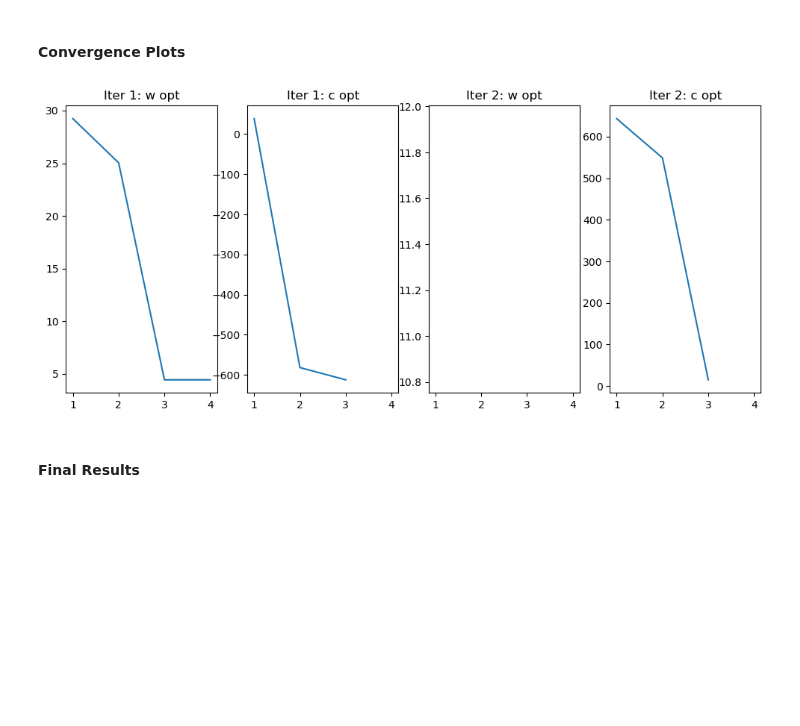
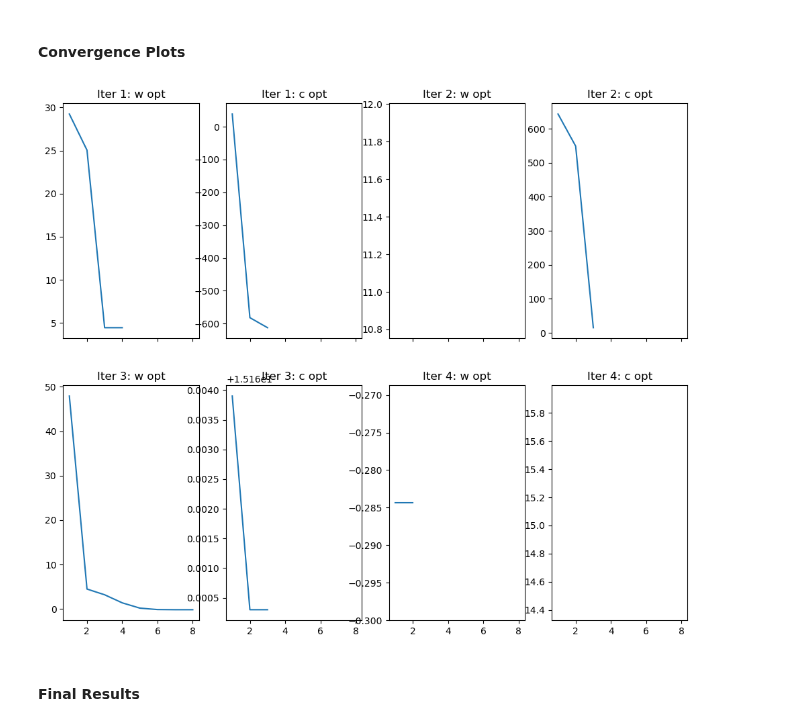
Before and after one commit to mcstanle/cf_inversion_sb_admm, a Jupyter notebook: output_investigations_11.ipynb, the cells around one changed output. Drawn from its saved outputs; the diff is of its cells as text; code cells hidden in the pictures; blank space fills up the shorter version.

Commit message:
updated code to restart ADMM at iteration 4 for UEP 11

```diff
--- a/output_investigations_11.ipynb
+++ b/output_investigations_11.ipynb
@@ -123,33 +123,52 @@ def month_map_plot(df, w_col_str, norm, vmin=None, vmax=None, figsize=(12, 16),
 # read in the raw stdout file
 with open(BASE_DIR + '/11/stdout_from_lep08.txt', 'r') as f:
     stdout0_raw = f.readlines()
+
+with open(BASE_DIR + '/11/stdout_from_it2.txt', 'r') as f:
+    stdout2_raw = f.readlines()
 # %%
 # isolate the trajectories from the w optimization
 all_obj_vals = [float(line[22:34].replace('D', 'e')) for line in stdout0_raw if 'At iterate' in line]
+all_obj_vals2 = [float(line[22:34].replace('D', 'e')) for line in stdout2_raw if 'At iterate' in line]
 traj_w_01 = all_obj_vals[:4]
 traj_c_01 = all_obj_vals[4:7]
 traj_w_02 = all_obj_vals[7:8]
 traj_c_02 = all_obj_vals[8:]
+traj_w_03 = all_obj_vals2[:8]
+traj_c_03 = all_obj_vals2[8:11]
+traj_w_04 = all_obj_vals2[11:13]
+traj_c_04 = all_obj_vals2[13:]
 # %%
-fig, ax = plt.subplots(ncols=4, nrows=1, figsize=(12, 5), sharex=True)
+fig, ax = plt.subplots(ncols=4, nrows=2, figsize=(12, 10), sharex=True)
 
 # iteration 1
-ax[0].plot(np.arange(1, len(traj_w_01) + 1), traj_w_01)
-ax[1].plot(np.arange(1, len(traj_c_01) + 1), traj_c_01)
+ax[0, 0].plot(np.arange(1, len(traj_w_01) + 1), traj_w_01)
+ax[0, 1].plot(np.arange(1, len(traj_c_01) + 1), traj_c_01)
 
-# # iteration 2
-ax[2].plot(np.arange(1, len(traj_w_02) + 1), traj_w_02)
-ax[3].plot(np.arange(1, len(traj_c_02) + 1), traj_c_02)
+# iteration 2
+ax[0, 2].plot(np.arange(1, len(traj_w_02) + 1), traj_w_02)
+ax[0, 3].plot(np.arange(1, len(traj_c_02) + 1), traj_c_02)
 
+# iteration 3
+ax[1, 0].plot(np.arange(1, len(traj_w_03) + 1), traj_w_03)
+ax[1, 1].plot(np.arange(1, len(traj_c_03) + 1), traj_c_03)
+
+# iteration 4
+ax[1, 2].plot(np.arange(1, len(traj_w_04) + 1), traj_w_04)
+ax[1, 3].plot(np.arange(1, len(traj_c_04) + 1), traj_c_04)
 
 # labels
-ax[0].set_title('Iter 1: w opt')
-ax[1].set_title('Iter 1: c opt')
-ax[2].set_title('Iter 2: w opt')
-ax[3].set_title('Iter 2: c opt')
+ax[0, 0].set_title('Iter 1: w opt')
+ax[0, 1].set_title('Iter 1: c opt')
+ax[0, 2].set_title('Iter 2: w opt')
+ax[0, 3].set_title('Iter 2: c opt')
+ax[1, 0].set_title('Iter 3: w opt')
+ax[1, 1].set_title('Iter 3: c opt')
+ax[1, 2].set_title('Iter 4: w opt')
+ax[1, 3].set_title('Iter 4: c opt')
 
 plt.show()
 # %% [output]
-[figure, old version]
+[figure, new version]
 # %% [markdown]
 #### Final Results
```
Also changed, not shown: parts of 19 cells of this notebook, 1 other file.
